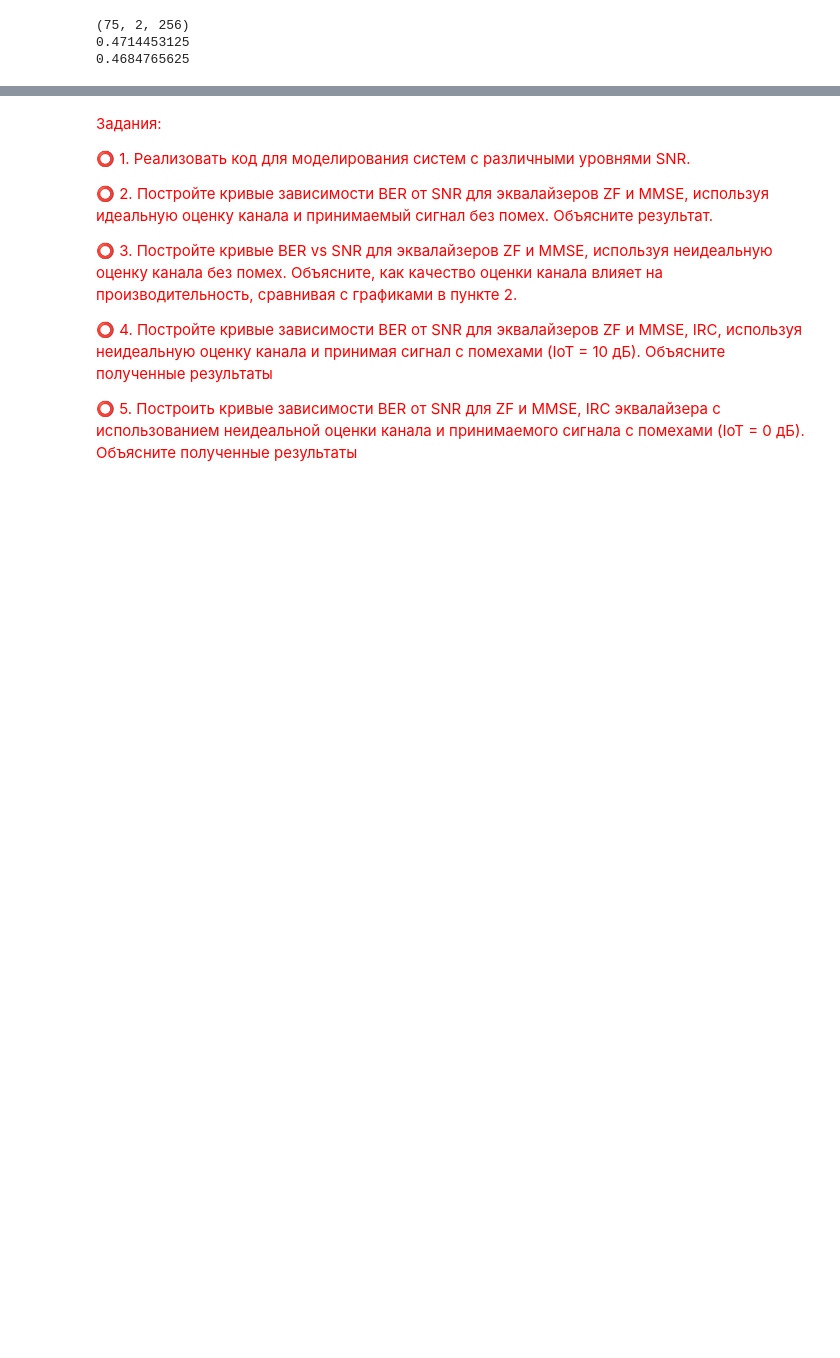
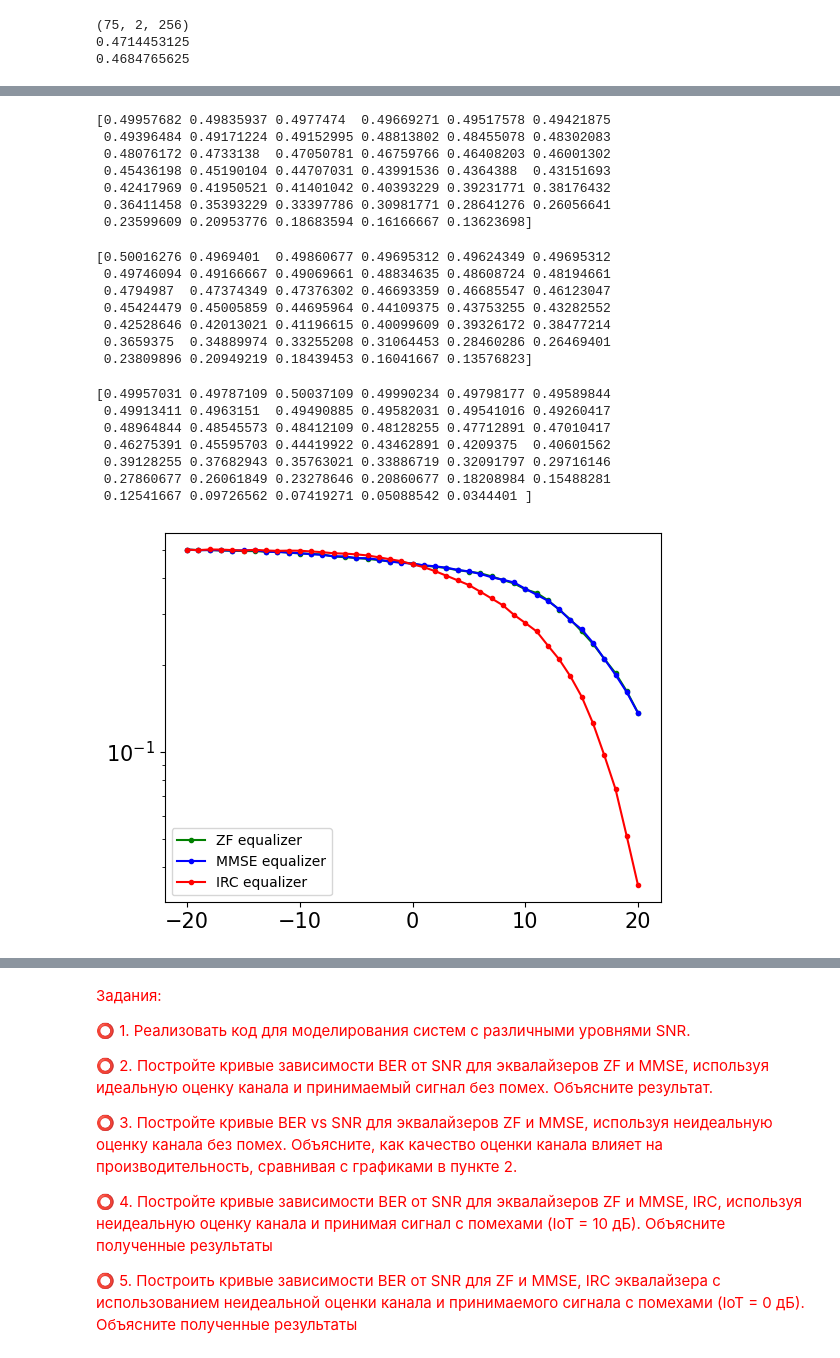
Before and after one commit to Aleksey2509/9_semester_programming, a Jupyter notebook: mimo/third_hw/03_MIMO_receiver_ru.ipynb, the cells around one changed output, grey strips where cells are left out. Cells and saved outputs as stored; diff of their text form; code cells hidden in the pictures; blank space fills up the shorter version.

```diff
--- a/mimo/third_hw/03_MIMO_receiver_ru.ipynb
+++ b/mimo/third_hw/03_MIMO_receiver_ru.ipynb
@@ -1081,7 +1062,7 @@ def task4():
     N_ues = 2
     pilot_spacing = 4
 
-    snr_range = np.arange(-15, 10)
+    snr_range = np.arange(-20, 21)
 
     eq_types = ['ZF', 'MMSE', 'IRC']
     colors = ['.-g', '.-b', '.-r']
@@ -1092,6 +1073,31 @@ def task4():
     plt.legend(fontsize = 10)
     plt.yscale('log')
     plt.show()
+# %%
+task4()
+# %% [output]
+[0.49957682 0.49835937 0.4977474  0.49669271 0.49517578 0.49421875
+ 0.49396484 0.49171224 0.49152995 0.48813802 0.48455078 0.48302083
+ 0.48076172 0.4733138  0.47050781 0.46759766 0.46408203 0.46001302
+ 0.45436198 0.45190104 0.44707031 0.43991536 0.4364388  0.43151693
+ 0.42417969 0.41950521 0.41401042 0.40393229 0.39231771 0.38176432
+ 0.36411458 0.35393229 0.33397786 0.30981771 0.28641276 0.26056641
+ 0.23599609 0.20953776 0.18683594 0.16166667 0.13623698]
+[0.50016276 0.4969401  0.49860677 0.49695312 0.49624349 0.49695312
+ 0.49746094 0.49166667 0.49069661 0.48834635 0.48608724 0.48194661
+ 0.4794987  0.47374349 0.47376302 0.46693359 0.46685547 0.46123047
+ 0.45424479 0.45005859 0.44695964 0.44109375 0.43753255 0.43282552
+ 0.42528646 0.42013021 0.41196615 0.40099609 0.39326172 0.38477214
+ 0.3659375  0.34889974 0.33255208 0.31064453 0.28460286 0.26469401
+ 0.23809896 0.20949219 0.18439453 0.16041667 0.13576823]
+[0.49957031 0.49787109 0.50037109 0.49990234 0.49798177 0.49589844
+ 0.49913411 0.4963151  0.49490885 0.49582031 0.49541016 0.49260417
+ 0.48964844 0.48545573 0.48412109 0.48128255 0.47712891 0.47010417
+ 0.46275391 0.45595703 0.44419922 0.43462891 0.4209375  0.40601562
+ 0.39128255 0.37682943 0.35763021 0.33886719 0.32091797 0.29716146
+ 0.27860677 0.26061849 0.23278646 0.20860677 0.18208984 0.15488281
+ 0.12541667 0.09726562 0.07419271 0.05088542 0.0344401 ]
+[figure, added]
 # %%
 def task5():
     H = scipy.io.loadmat(CHAN_NAME)['Link_Channel'][:,:,:256,:]
```
Also changed, not shown: parts of 17 cells of this notebook.
